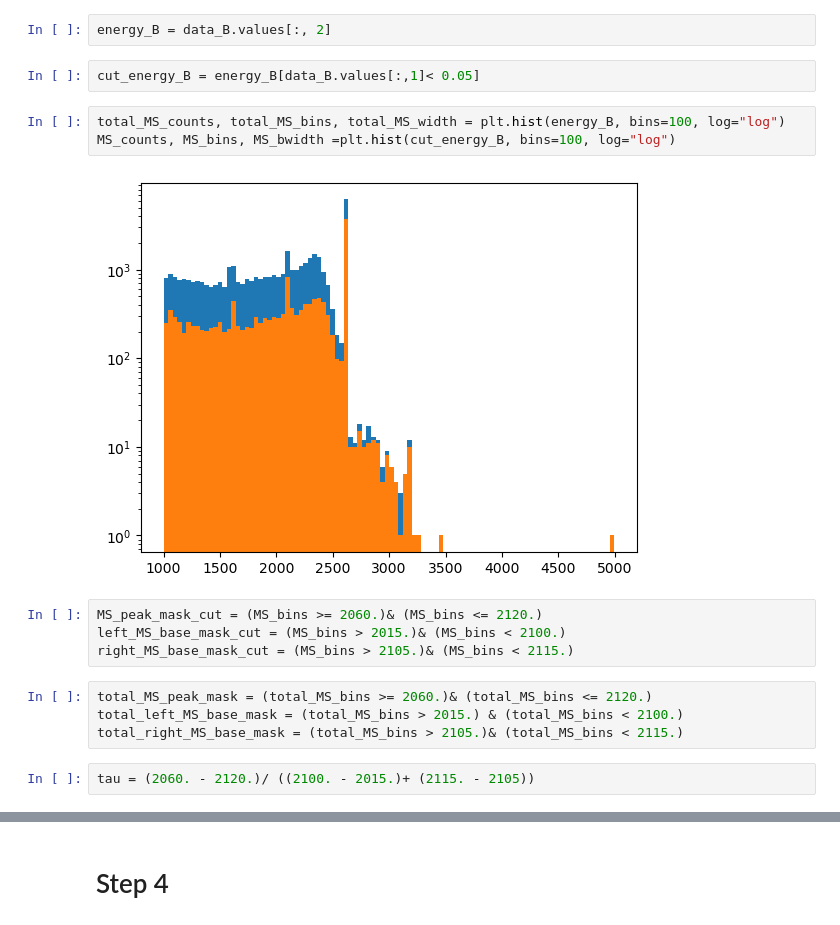
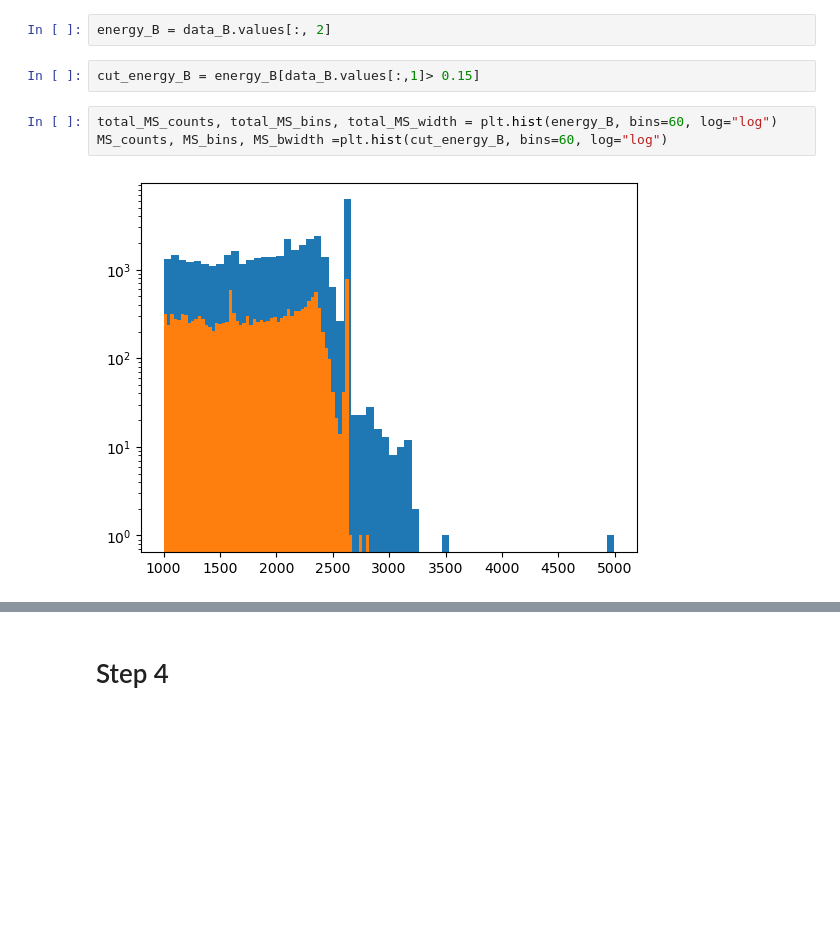
Before and after one commit to jchismar/DSC291, a Jupyter notebook: Ru-finalProject_nb.ipynb, the cells around one changed output, grey strips where cells are left out. Cells and saved outputs as stored; diff of their text form; blank space fills up the shorter version.

```diff
--- a/Ru-finalProject_nb.ipynb
+++ b/Ru-finalProject_nb.ipynb
@@ -48,19 +53,9 @@ Index(['id', 'cnn_score', 'energy'], dtype='object')
 # %%
 energy_B = data_B.values[:, 2]
 # %%
-cut_energy_B = energy_B[data_B.values[:,1]< 0.05]
+cut_energy_B = energy_B[data_B.values[:,1]> 0.15]
 # %%
-total_MS_counts, total_MS_bins, total_MS_width = plt.hist(energy_B, bins=100, log="log")
-MS_counts, MS_bins, MS_bwidth =plt.hist(cut_energy_B, bins=100, log="log")
+total_MS_counts, total_MS_bins, total_MS_width = plt.hist(energy_B, bins=60, log="log")
+MS_counts, MS_bins, MS_bwidth =plt.hist(cut_energy_B, bins=60, log="log")
 # %% [output]
-[figure, old version]
+[figure, new version]
-# %%
-MS_peak_mask_cut = (MS_bins >= 2060.)& (MS_bins <= 2120.)
-left_MS_base_mask_cut = (MS_bins > 2015.)& (MS_bins < 2100.)
-right_MS_base_mask_cut = (MS_bins > 2105.)& (MS_bins < 2115.)
-# %%
-total_MS_peak_mask = (total_MS_bins >= 2060.)& (total_MS_bins <= 2120.)
-total_left_MS_base_mask = (total_MS_bins > 2015.) & (total_MS_bins < 2100.)
-total_right_MS_base_mask = (total_MS_bins > 2105.)& (total_MS_bins < 2115.)
-# %%
-tau = (2060. - 2120.)/ ((2100. - 2015.)+ (2115. - 2105))
```
Also changed, not shown: parts of 34 cells of this notebook.
